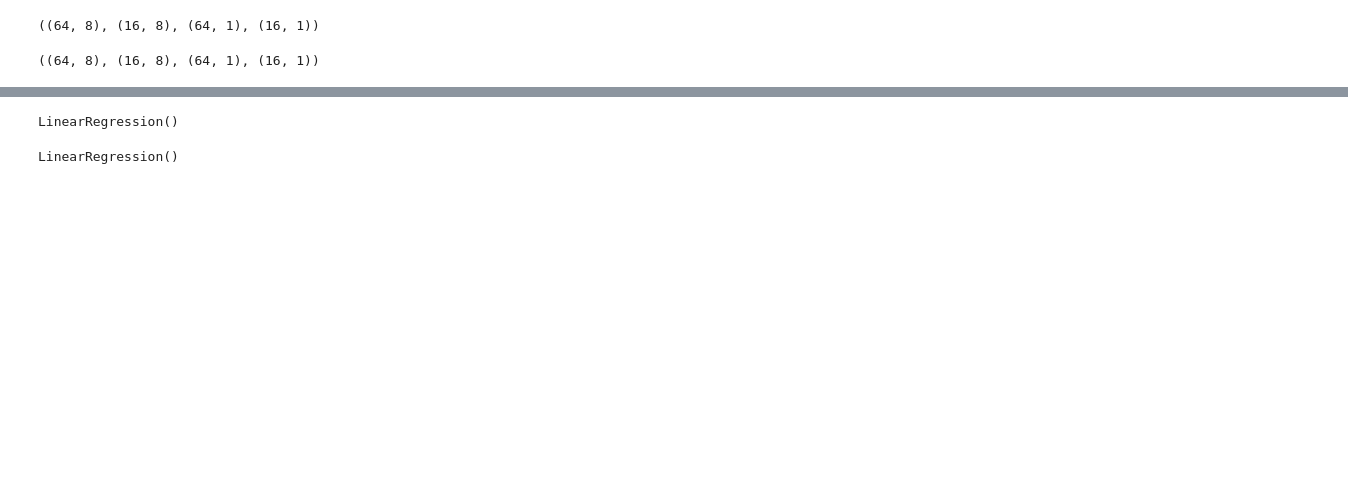
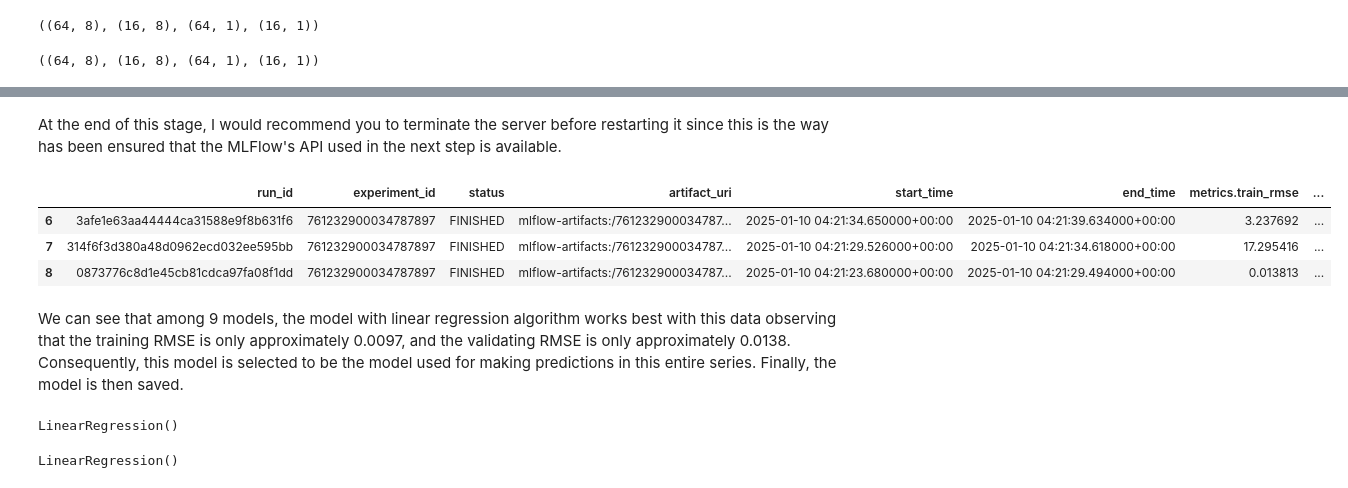
Before and after one commit to Komsan-Kongwongsupak/model-deployment, a Jupyter notebook: 00-preparation/notebook/train.ipynb, the cells around one changed output, grey strips where cells are left out. Drawn from its saved outputs; the diff is of its cells as text; code cells hidden in the pictures; blank space fills up the shorter version.

```diff
--- a/00-preparation/notebook/train.ipynb
+++ b/00-preparation/notebook/train.ipynb
@@ -185,8 +225,25 @@ And if memory is not enough, you can set `force_col_wise=true`.
-# %%
-import mlflow
-logged_model = 'runs:/2dc30cdccd1a442eb6169d7317bda837/forecasting_model'
-loaded_model = mlflow.sklearn.load_model(logged_model)
-loaded_model
-# %% [output]
-LinearRegression()
+# %% [markdown]
+At the end of this stage, I would recommend you to terminate the server before restarting it since this is the way has been ensured that the MLFlow's API used in the next step is available.
+# %%
+import mlflow
+
+mlflow.set_tracking_uri("http://127.0.0.1:8080/") # replace with URI you set when starting MLFlow server
+mlflow.set_experiment("energy-consumption-prediction")
+
+df_exp = mlflow.search_runs()
+df_exp[(df_exp["metrics.train_rmse"] <= 50) & (df_exp["metrics.validate_rmse"] <= 100)]
+# %% [output]
+|  | run_id | experiment_id | status | artifact_uri | start_time | end_time | metrics.train_rmse | ... |
+| 6 | 3afe1e63aa44444ca31588e9f8b631f6 | 761232900034787897 | FINISHED | mlflow-artifacts:/761232900034787... | 2025-01-10 04:21:34.650000+00:00 | 2025-01-10 04:21:39.634000+00:00 | 3.237692 | ... |
+| 7 | 314f6f3d380a48d0962ecd032ee595bb | 761232900034787897 | FINISHED | mlflow-artifacts:/761232900034787... | 2025-01-10 04:21:29.526000+00:00 | 2025-01-10 04:21:34.618000+00:00 | 17.295416 | ... |
+| 8 | 0873776c8d1e45cb81cdca97fa08f1dd | 761232900034787897 | FINISHED | mlflow-artifacts:/761232900034787... | 2025-01-10 04:21:23.680000+00:00 | 2025-01-10 04:21:29.494000+00:00 | 0.013813 | ... |
+# %% [markdown]
+We can see that among 9 models, the model with linear regression algorithm works best with this data observing that the training RMSE is only approximately 0.0097, and the validating RMSE is only approximately 0.0138. Consequently, this model is selected to be the model used for making predictions in this entire series. Finally, the model is then saved.
+# %%
+run_id = df_exp[df_exp["params.model_algorithm"] == "LinearRegression"]["run_id"].values[0] # get model's run ID
+artifact_path = f"runs:/{run_id}/forecasting_model"
+pdt_md = mlflow.sklearn.load_model(artifact_path)
+pdt_md
+# %% [output]
+LinearRegression()
 # %%
```
Also changed, not shown: parts of 19 cells of this notebook.
